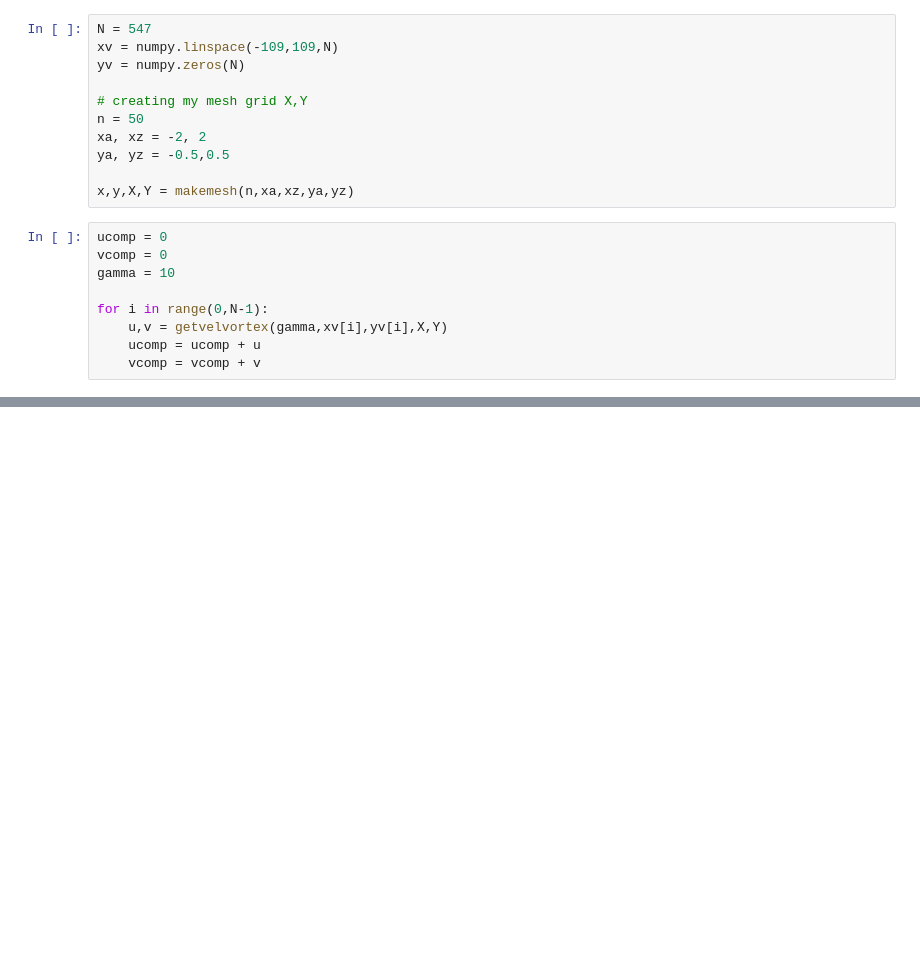
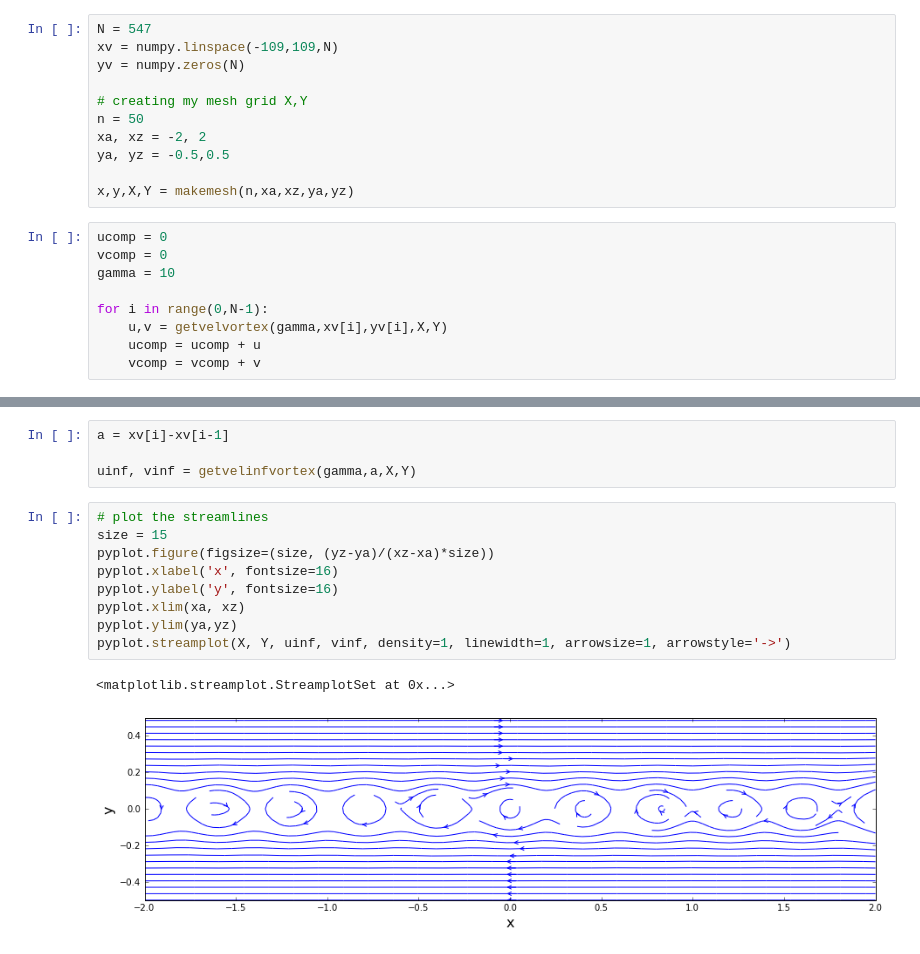
Before and after one commit to lpgleaves/mae6226-workspace, a Jupyter notebook: 05-lesson-notes.ipynb, the cells around one changed output, grey strips where cells are left out. Saved outputs shown, nothing was run; the diff lists cells and outputs as text; blank space fills up the shorter version.

```diff
--- a/05-lesson-notes.ipynb
+++ b/05-lesson-notes.ipynb
@@ -59,0 +64,16 @@ pyplot.scatter(xv, yv, s=80, marker='o', color='#B22222');
+# %%
+a = xv[i]-xv[i-1]
+
+uinf, vinf = getvelinfvortex(gamma,a,X,Y)
+# %%
+# plot the streamlines
+size = 15
+pyplot.figure(figsize=(size, (yz-ya)/(xz-xa)*size))
+pyplot.xlabel('x', fontsize=16)
+pyplot.ylabel('y', fontsize=16)
+pyplot.xlim(xa, xz)
+pyplot.ylim(ya,yz)
+pyplot.streamplot(X, Y, uinf, vinf, density=1, linewidth=1, arrowsize=1, arrowstyle='->')
+# %% [output]
+<matplotlib.streamplot.StreamplotSet at 0x...>
+[figure, added]
```
Also changed, not shown: parts of 3 cells of this notebook, 1 other file.
